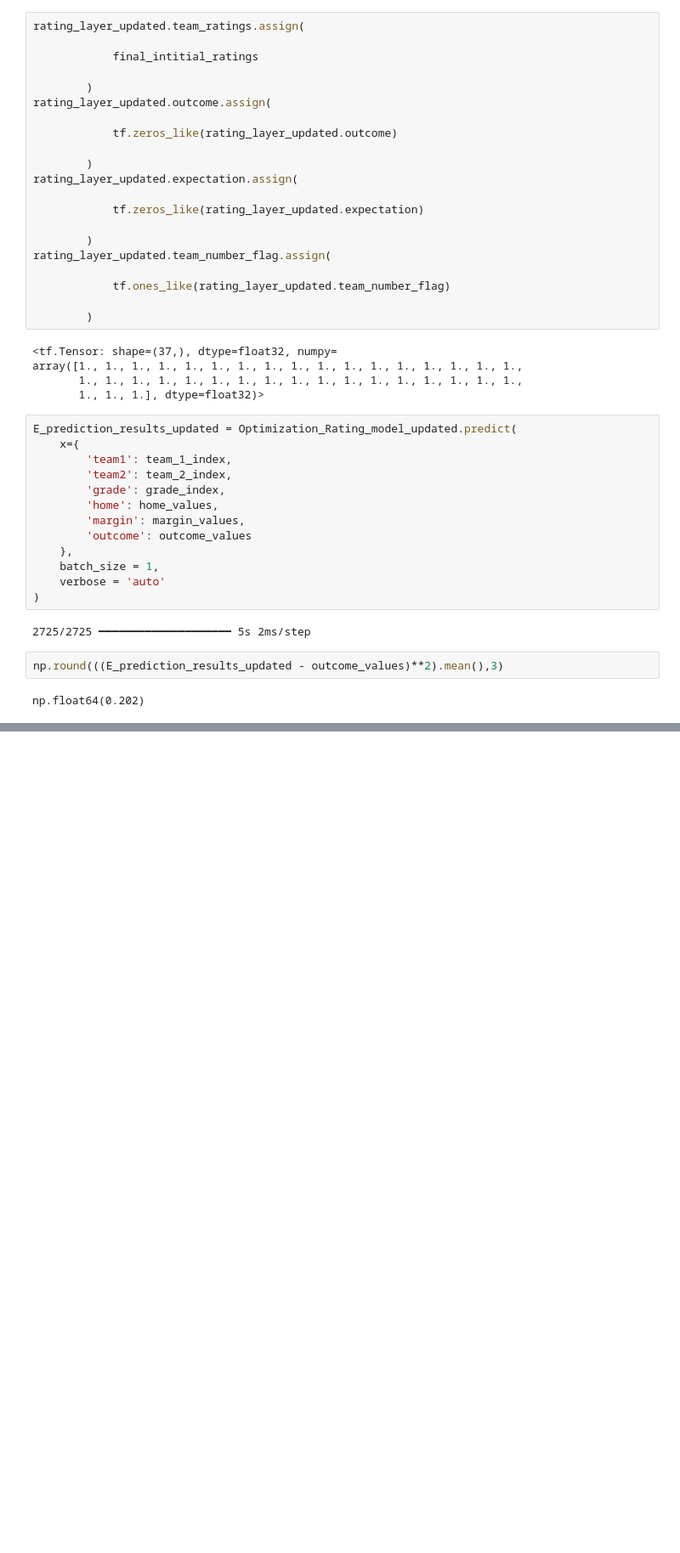
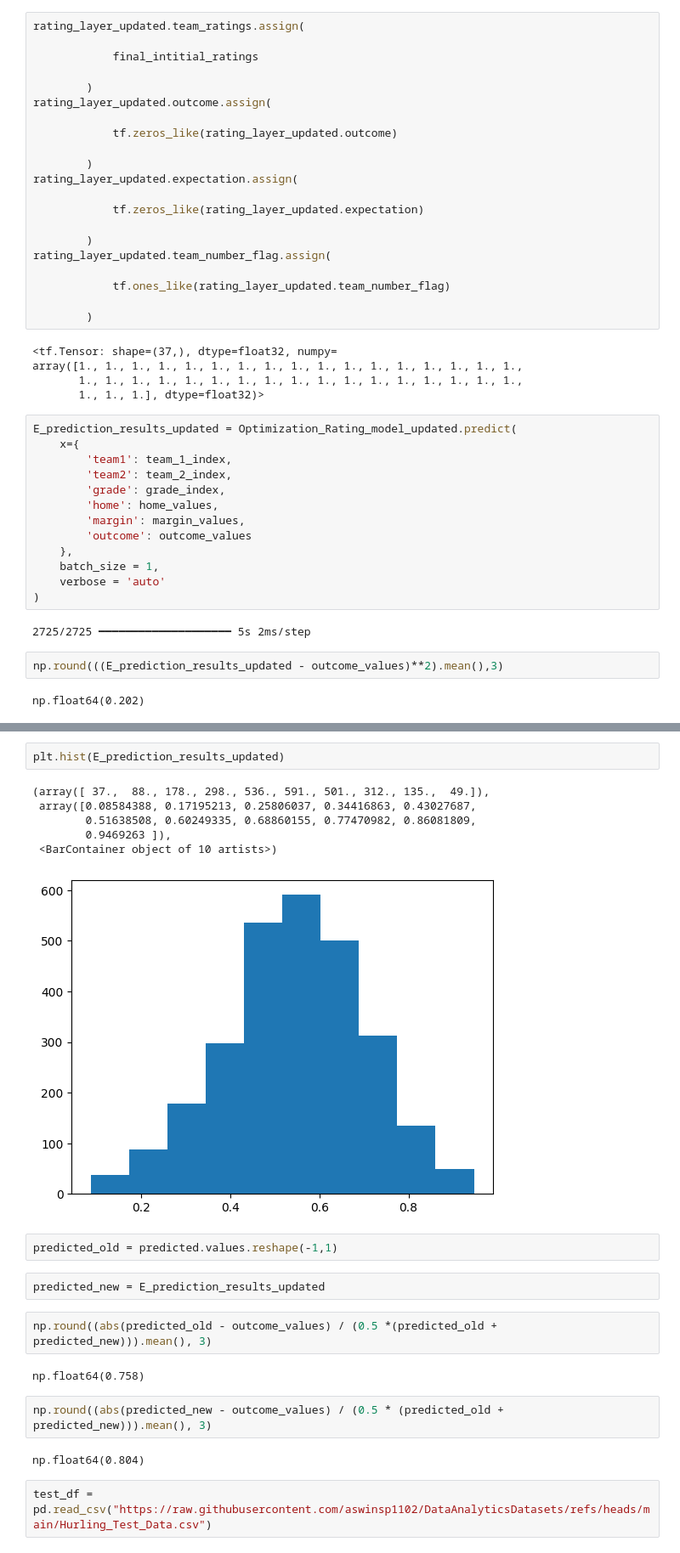
Before and after one commit to aswinsp1102/Modelling_Team_Performance_Hurling_Collab, a Jupyter notebook: Hurling_ELO_Rating_Optimizer_Final.ipynb, the cells around one changed output, grey strips where cells are left out. Shown: that part at 85% size. Saved outputs shown, nothing was run; the diff lists cells and outputs as text; blank space fills up the shorter version.

```diff
--- a/Hurling_ELO_Rating_Optimizer_Final.ipynb
+++ b/Hurling_ELO_Rating_Optimizer_Final.ipynb
@@ -1217,0 +1253,23 @@ np.float64(0.202)
+# %%
+plt.hist(E_prediction_results_updated)
+# %% [output]
+(array([ 37.,  88., 178., 298., 536., 591., 501., 312., 135.,  49.]),
+ array([0.08584388, 0.17195213, 0.25806037, 0.34416863, 0.43027687,
+        0.51638508, 0.60249335, 0.68860155, 0.77470982, 0.86081809,
+        0.9469263 ]),
+ <BarContainer object of 10 artists>)
+[figure, added]
+# %%
+predicted_old = predicted.values.reshape(-1,1)
+# %%
+predicted_new = E_prediction_results_updated
+# %%
+np.round((abs(predicted_old - outcome_values) / (0.5 *(predicted_old + predicted_new))).mean(), 3)
+# %% [output]
+np.float64(0.758)
+# %%
+np.round((abs(predicted_new - outcome_values) / (0.5 * (predicted_old + predicted_new))).mean(), 3)
+# %% [output]
+np.float64(0.804)
+# %%
+test_df = pd.read_csv("https://raw.githubusercontent.com/aswinsp1102/DataAnalyticsDatasets/refs/heads/main/Hurling_Test_Data.csv")
```
Also changed, not shown: parts of 39 cells of this notebook.
